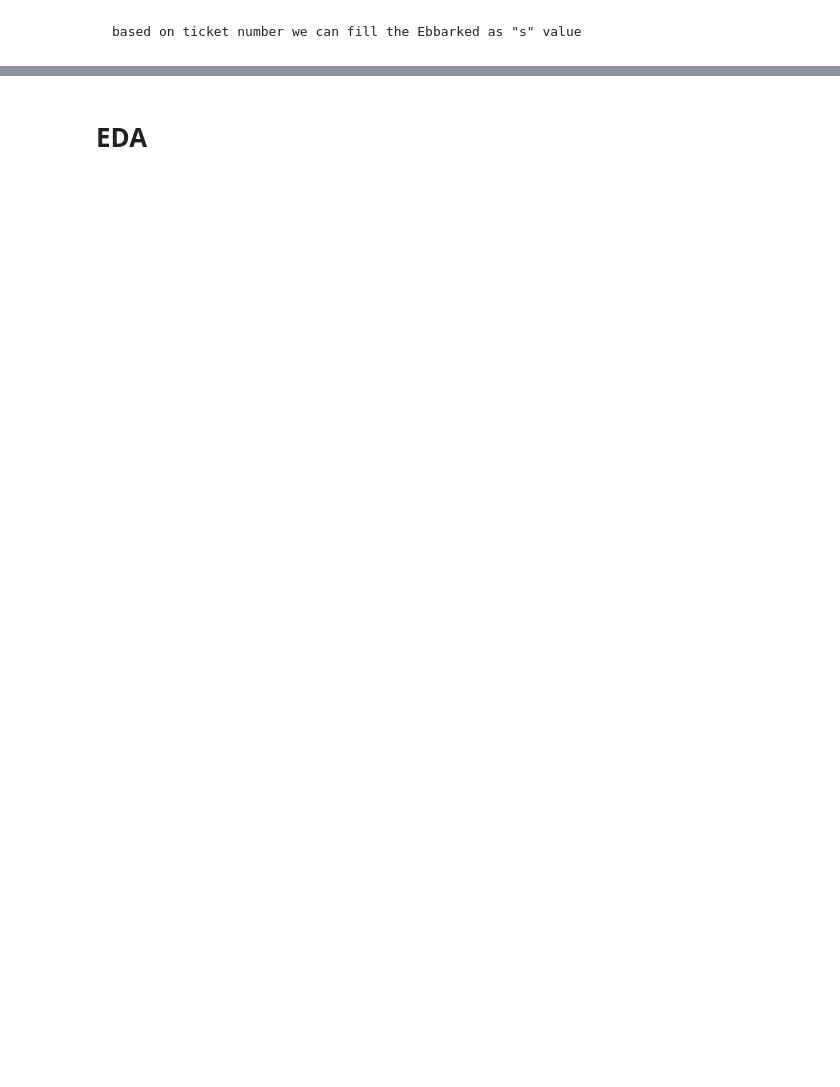
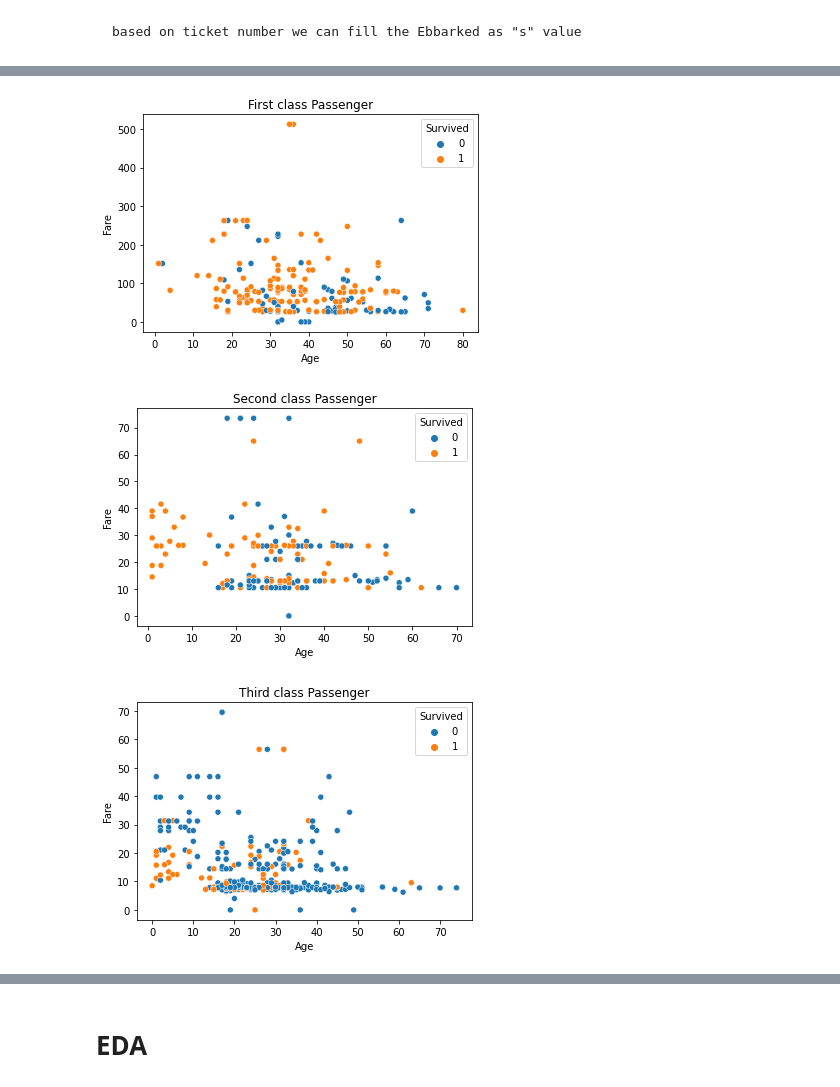
Before and after one commit to lokeshravicse/Titanic-project, a Jupyter notebook: ML - Logistic Regression - Titanic DS - Practice.ipynb, the cells around one changed output, grey strips where cells are left out. Saved outputs shown, nothing was run; the diff lists cells and outputs as text; code cells hidden in the pictures; blank space fills up the shorter version.

```diff
--- a/ML - Logistic Regression - Titanic DS - Practice.ipynb
+++ b/ML - Logistic Regression - Titanic DS - Practice.ipynb
@@ -295,0 +323,13 @@ Categorical-Data
+# %%
+sns.scatterplot(data=df[df['Pclass']==1],y='Fare',x='Age',hue='Survived');
+plt.title('First class Passenger')
+fig = plt.subplots()
+sns.scatterplot(data=df[df['Pclass']==2],y='Fare',x='Age',hue='Survived');
+plt.title('Second class Passenger')
+fig = plt.subplots()
+sns.scatterplot(data=df[df['Pclass']==3],y='Fare',x='Age',hue='Survived');
+plt.title('Third class Passenger');
+# %% [output]
+[figure, added]
+[figure, added]
+[figure, added]
```
Also changed, not shown: parts of 80 cells of this notebook.
